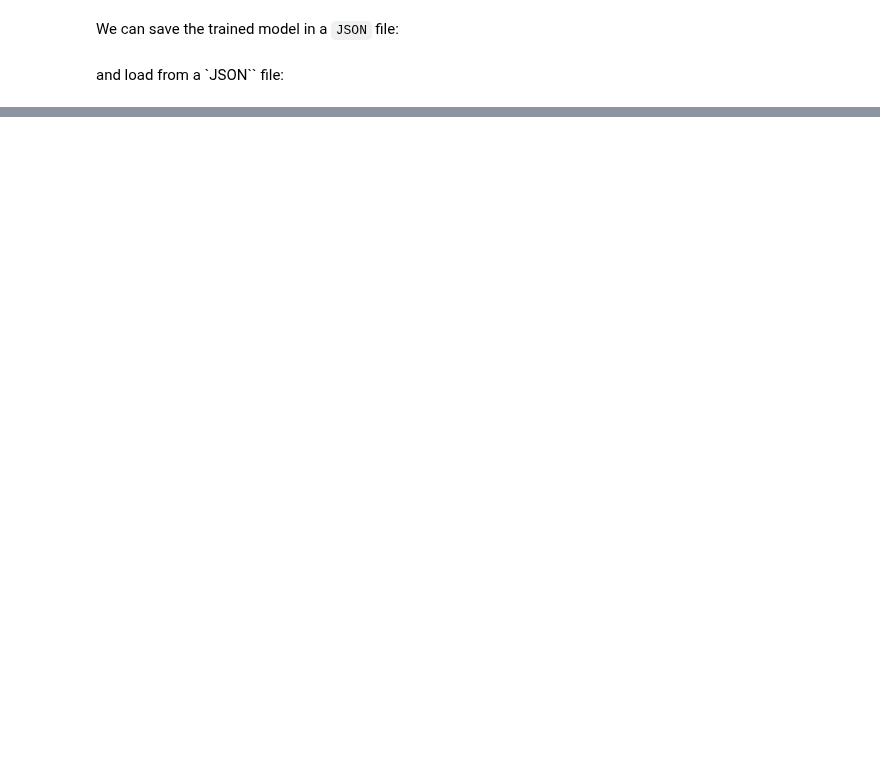
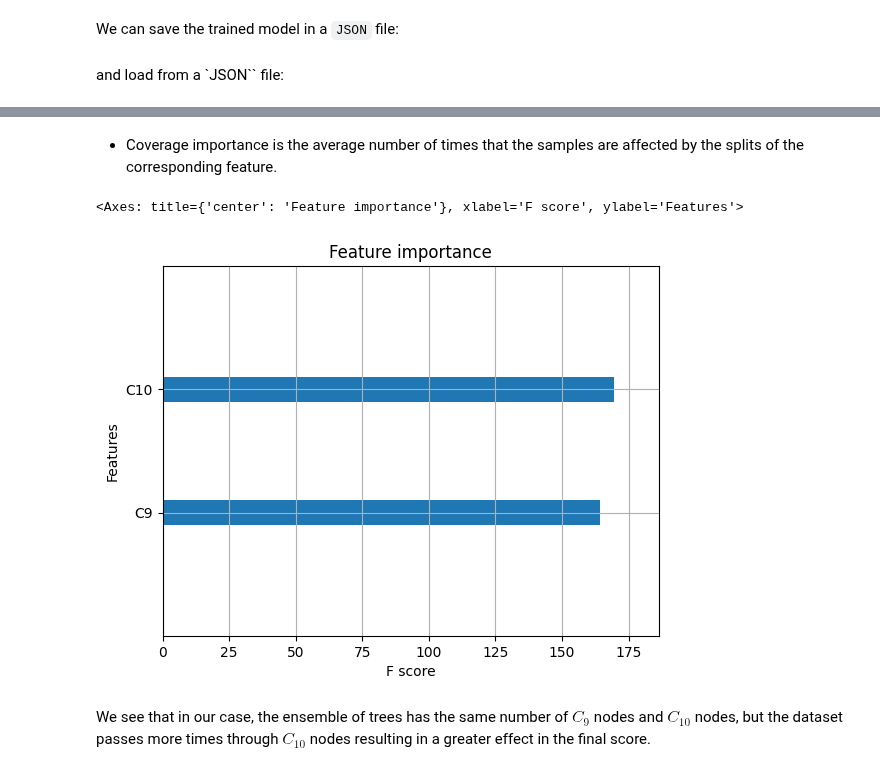
Before and after one commit to Jorge-Alda/TFM_AlejandroMir, a Jupyter notebook: Lecciones/06c.ipynb, the cells around one changed output, grey strips where cells are left out. Cells and saved outputs as stored; diff of their text form; code cells hidden in the pictures; blank space fills up the shorter version.

```diff
--- a/Lecciones/06c.ipynb
+++ b/Lecciones/06c.ipynb
@@ -161,0 +181,9 @@ xb01_prediction(-0.84, 0.3)
+# %% [markdown]
+* Coverage importance is the average number of times that the samples are affected by the splits of the corresponding feature.
+# %%
+xgboost.plot_importance(xb, importance_type="cover", show_values=False)
+# %% [output]
+<Axes: title={'center': 'Feature importance'}, xlabel='F score', ylabel='Features'>
+[figure, added]
+# %% [markdown]
+We see that in our case, the ensemble of trees has the same number of $C_9$ nodes and $C_{10}$ nodes, but the dataset passes more times through $C_{10}$ nodes resulting in a greater effect in the final score.
```
Also changed, not shown: parts of 38 cells of this notebook, 3 other files.
